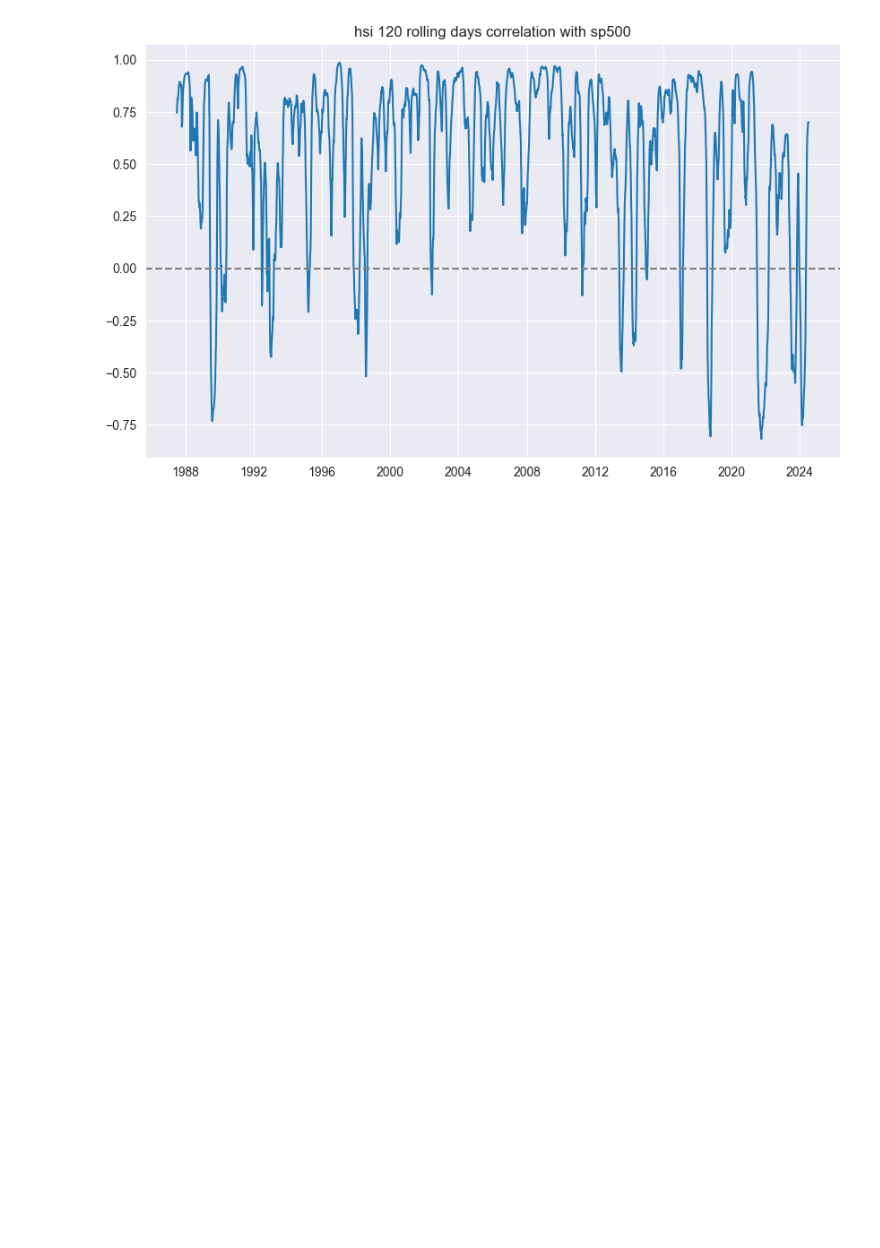
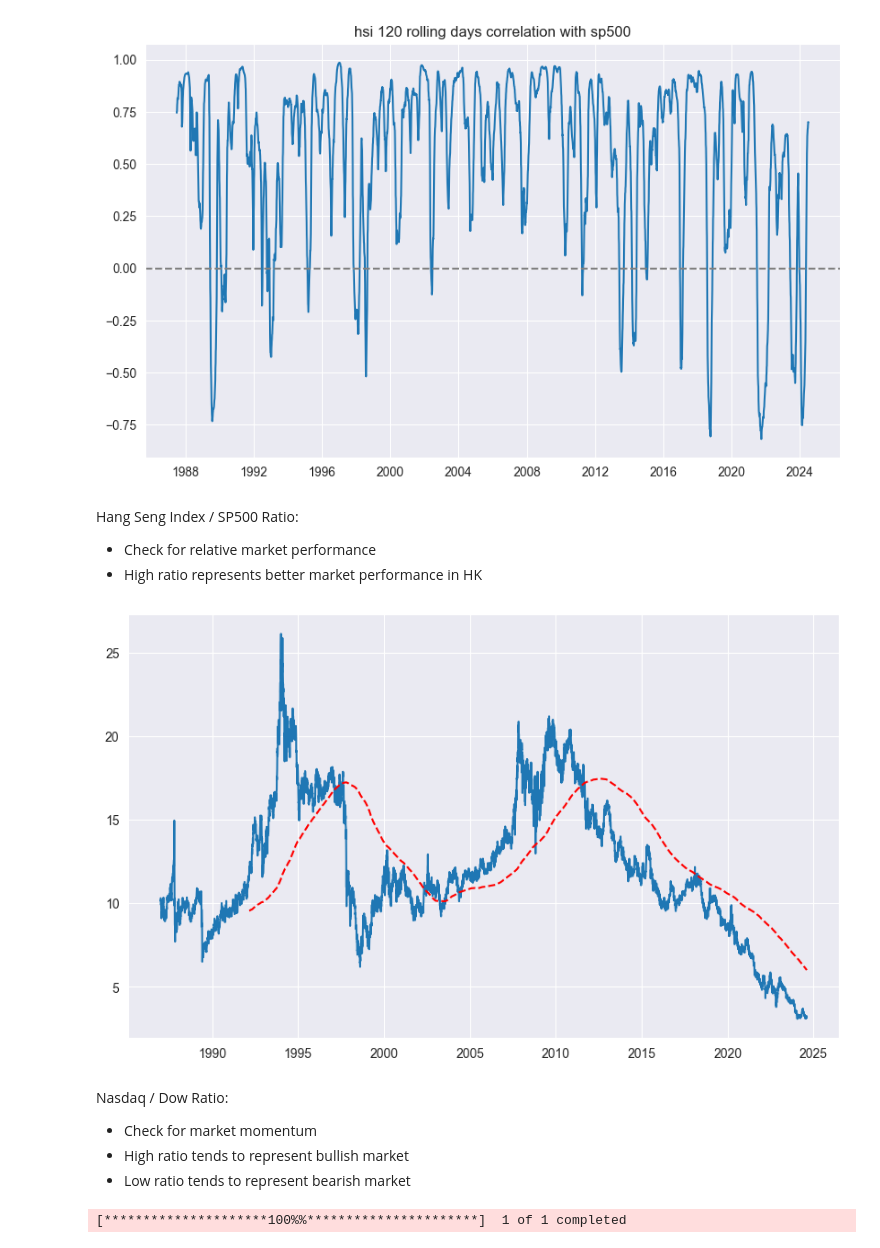
Before and after one commit to Henrywzh/right_time, a Jupyter notebook: market_corr.ipynb, the cells around one changed output. Saved outputs shown, nothing was run; the diff lists cells and outputs as text; code cells hidden in the pictures; blank space fills up the shorter version.

```diff
--- a/market_corr.ipynb
+++ b/market_corr.ipynb
@@ -9,11 +9,12 @@ import numpy as np
 from scipy import stats
 
 start_date = '1987-01-01'
+end_date = '2024-08-10'
 colours = ['#1f77b4', '#ff7f0e', '#2ca02c', '#d62728', '#9467bd', '#8c564b', '#e377c2', '#7f7f7f', '#bcbd22', '#17becf']
 
-hsi = yf.download('^HSI', start=start_date)
-nasdaq = yf.download('^IXIC', start=start_date)
-sp500 = yf.download('^GSPC', start=start_date)
+hsi = yf.download('^HSI', start=start_date, end=end_date)
+nasdaq = yf.download('^IXIC', start=start_date, end=end_date)
+sp500 = yf.download('^GSPC', start=start_date, end=end_date)
 dow = pd.read_csv('/Users/henrywzh/Documents/data/^dji_d.csv')
 
 dow = dow.iloc[927:]
@@ -22,7 +23,7 @@ dow.set_index('date', inplace=True)
 dow.index = pd.to_datetime(dow.index, format='%d-%m-%Y')
 dow.drop(columns=['Date', 'Volume'], inplace=True)
 dow.index.name = 'Date'
-dow = dow[dow.index >= start_date]
+dow = dow[(dow.index >= start_date) & (dow.index <= end_date)]
 # %% [output]
 [*********************100%%**********************]  1 of 1 completed
 [*********************100%%**********************]  1 of 1 completed
@@ -65,3 +66,35 @@ rolling_corr(120)
 [figure]
 [figure]
 [figure]
+# %% [markdown]
+Hang Seng Index / SP500 Ratio:
+- Check for relative market performance
+- High ratio represents better market performance in HK
+# %%
+plt.figure(figsize=(10, 6))
+ratio = (hsi['Adj Close'] / sp500['Adj Close']).dropna()
+plt.plot(ratio)
+plt.plot(ratio.rolling(250 * 5).mean(), color='red', linestyle='--')
+plt.show()
+# %% [output]
+[figure, added]
+# %% [markdown]
+Nasdaq / Dow Ratio:
+- Check for market momentum
+- High ratio tends to represent bullish market
+- Low ratio tends to represent bearish market
+# %%
+start_date = '1970-01-01'
+nasdaq = yf.download('^IXIC', start=start_date)
+start_date = nasdaq.index[0]
+dow = pd.read_csv('/Users/henrywzh/Documents/data/^dji_d.csv')
+
+dow = dow.iloc[927:]
+dow['date'] = [i.replace('/', '-') for i in dow['Date']]
+dow.set_index('date', inplace=True)
+dow.index = pd.to_datetime(dow.index, format='%d-%m-%Y')
+dow.drop(columns=['Date', 'Volume'], inplace=True)
+dow.index.name = 'Date'
+dow = dow[dow.index >= start_date]
+# %% [output]
+[*********************100%%**********************]  1 of 1 completed
```
Also changed, not shown: parts of 2 cells of this notebook, 2 other files.
